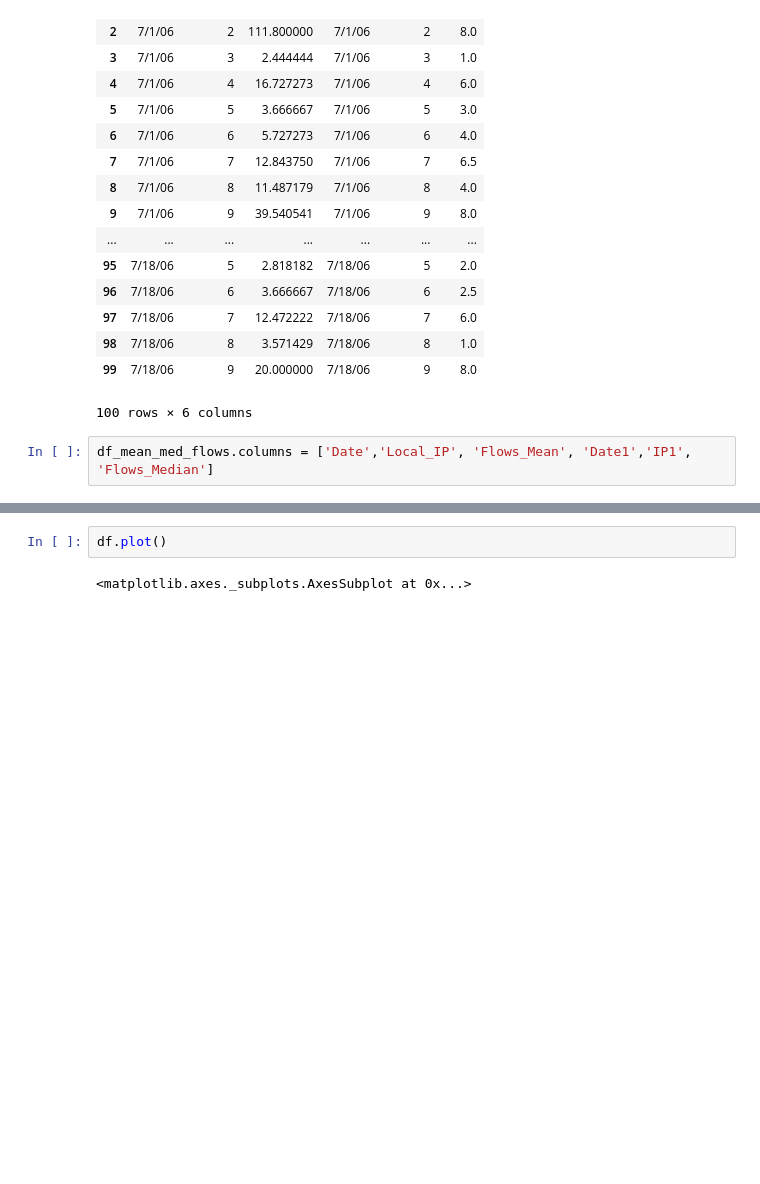
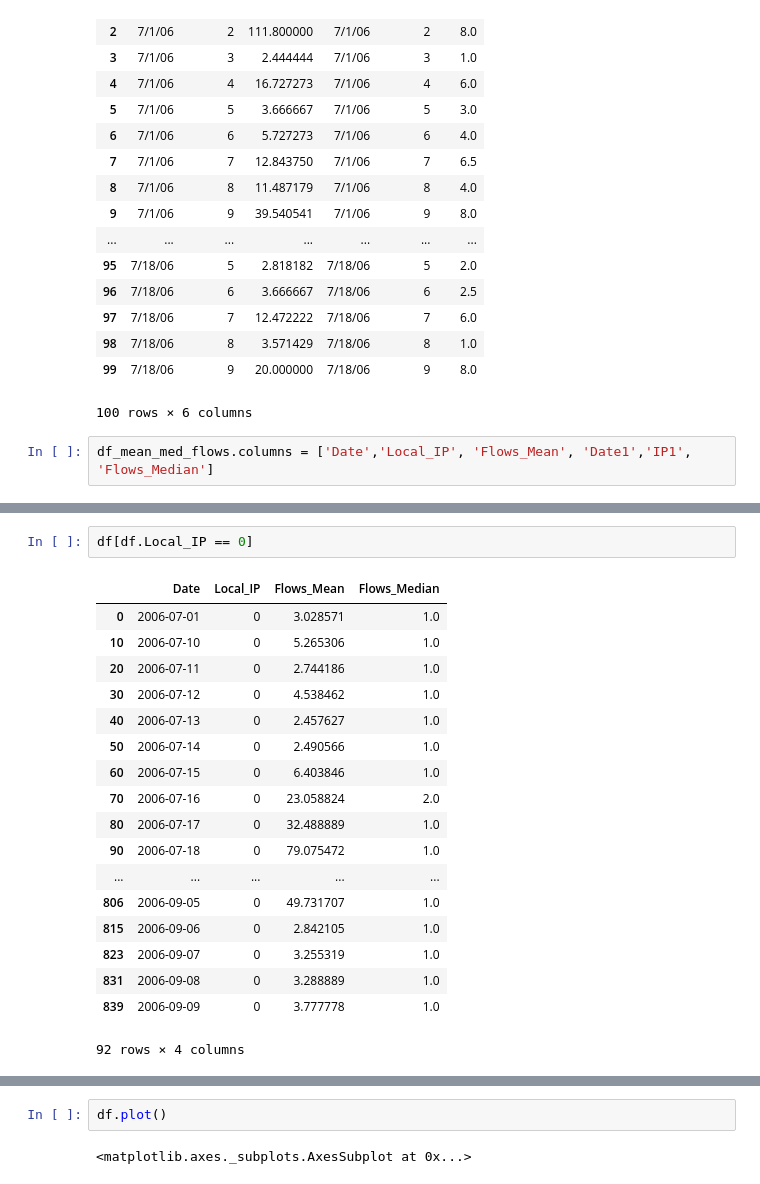
Before and after one commit to astarr8181/bot_net, a Jupyter notebook: bot_net_explore.ipynb, the cells around one changed output, grey strips where cells are left out. Cells and saved outputs as stored; diff of their text form; blank space fills up the shorter version.

```diff
--- a/bot_net_explore.ipynb
+++ b/bot_net_explore.ipynb
@@ -161,0 +158,21 @@ df_mean_med_flows.drop(['Date1', 'IP1'], axis=1)
+# %%
+df[df.Local_IP == 0]
+# %% [output]
+|  | Date | Local_IP | Flows_Mean | Flows_Median |
+| 0 | 2006-07-01 | 0 | 3.028571 | 1.0 |
+| 10 | 2006-07-10 | 0 | 5.265306 | 1.0 |
+| 20 | 2006-07-11 | 0 | 2.744186 | 1.0 |
+| 30 | 2006-07-12 | 0 | 4.538462 | 1.0 |
+| 40 | 2006-07-13 | 0 | 2.457627 | 1.0 |
+| 50 | 2006-07-14 | 0 | 2.490566 | 1.0 |
+| 60 | 2006-07-15 | 0 | 6.403846 | 1.0 |
+| 70 | 2006-07-16 | 0 | 23.058824 | 2.0 |
+| 80 | 2006-07-17 | 0 | 32.488889 | 1.0 |
+| 90 | 2006-07-18 | 0 | 79.075472 | 1.0 |
+| ... | ... | ... | ... | ... |
+| 806 | 2006-09-05 | 0 | 49.731707 | 1.0 |
+| 815 | 2006-09-06 | 0 | 2.842105 | 1.0 |
+| 823 | 2006-09-07 | 0 | 3.255319 | 1.0 |
+| 831 | 2006-09-08 | 0 | 3.288889 | 1.0 |
+| 839 | 2006-09-09 | 0 | 3.777778 | 1.0 |
+92 rows × 4 columns
```
Also changed, not shown: parts of 3 cells of this notebook, 1 other file.
